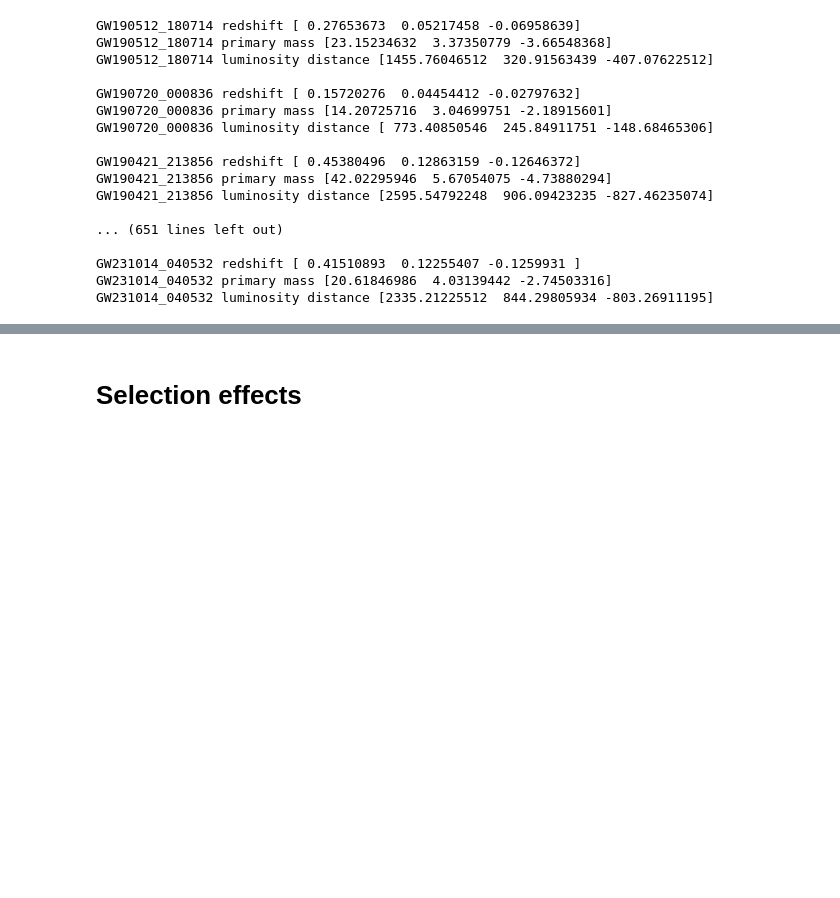
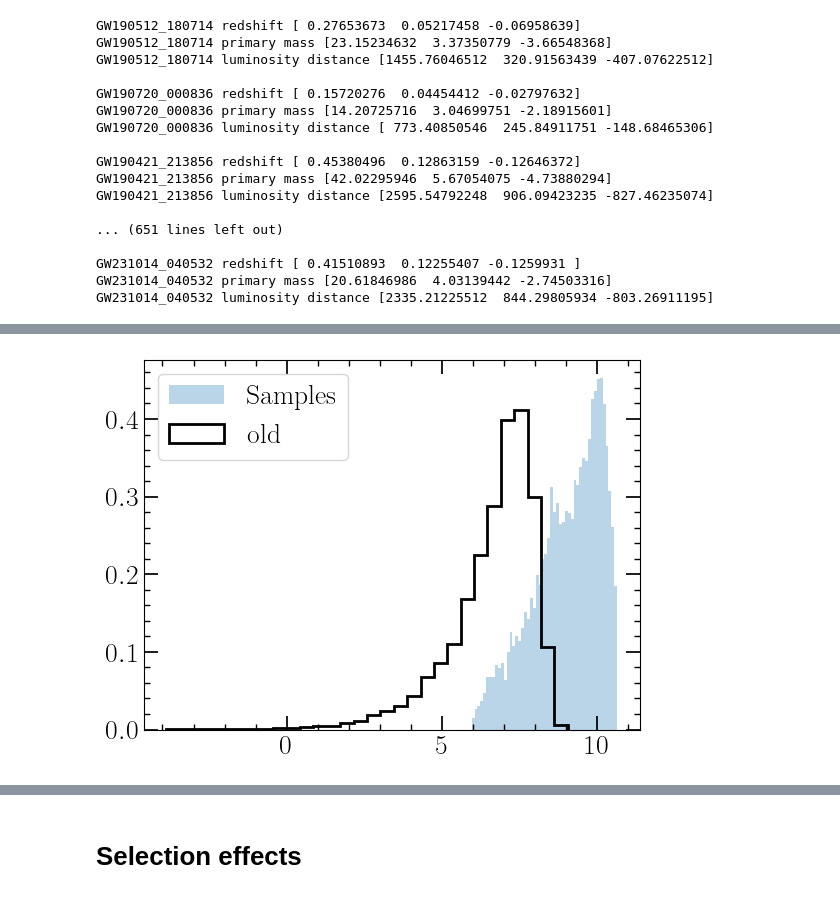
Before and after one commit to LucasPouw/darksirenpop, a Jupyter notebook: p26_posterior_analyzer.ipynb, the cells around one changed output, grey strips where cells are left out. Cells and saved outputs as stored; diff of their text form; code cells hidden in the pictures; blank space fills up the shorter version.

Commit message:
start working on using samples instead of skymaps

```diff
--- a/p26_posterior_analyzer.ipynb
+++ b/p26_posterior_analyzer.ipynb
@@ -565,15 +722,42 @@ plt.show()
 # %%
-# os.environ["OMP_NUM_THREADS"] = "1"
+cdf_vals, x_grid = np.load('./v90_cdf.npy')
+inv_cdf = interp1d(cdf_vals, x_grid)
 
-# # for gwkey in gw_keys:
-# #     os.system(f'ligo-skymap-stats {gw_path_dict[gwkey]} -p 0.9 0.999 --cosmology --output {"/home/lucas/Documents/PhD/" + gwkey + ".dat"}')
-# #     sys.exit(1)
+# Sampling function
+def sample_pdf(n):
+    u = np.random.rand(n)
+    return inv_cdf(u)
 
-# already_done_dict = np.load(f'/home/lucas/Documents/PhD/s_agn_incat_dict_MOCK.npy', allow_pickle=True).item()
-# for mockgw in glob.glob('/home/lucas/Documents/PhD/skymaps_all/*.fits.gz'):
-#     gw_id = mockgw[-13:-8]
-#     if gw_id in already_done_dict.keys():
-#         continue
-#     print(gw_id)
-#     os.system(f'ligo-skymap-stats {mockgw} -p 0.9 0.999 --cosmology --output {"/home/lucas/Documents/PhD/mockstats/gw_" + gw_id + ".dat"}')
-#     # sys.exit(1)
+# Draw samples
+Nsamps = int(1e4)
+samples = sample_pdf(Nsamps)
+
+
+def sample_sigmas(n_events=Nsamps, mean=50, std=50):
+    # Estimated by eye, seems to match observations quite well
+    return np.abs( np.random.normal(loc=mean, scale=std, size=n_events) )
+
+
+from scipy.optimize import root_scalar
+
+def sig_to_v90(sigmas):
+    '''Calculates length of CL% vector when x, y, z are normally distributed with the same sigma'''
+    radii = np.zeros(len(sigmas))
+    for i, sigma in enumerate(sigmas):
+        vector_length_cdf = lambda x: erf(x / (sigma * np.sqrt(2))) - np.sqrt(2) / (sigma * np.sqrt(np.pi)) * x * np.exp(-x**2 / (2 * sigma**2)) - 0.9
+        radii[i] = root_scalar(vector_length_cdf, bracket=[0, 100 * sigma], method='bisect').root
+    return 4 * np.pi * radii**3 / 3, radii
+
+sigs = sample_sigmas()
+v90s, _ = sig_to_v90(sigs)
+
+# Check
+plt.figure()
+# plt.hist(x, bins=Nbins, density=True, alpha=0.5, label="Original histogram")
+plt.hist(samples, bins=50, density=True, alpha=0.3, label="Samples")
+# plt.plot(x_grid, pdf_vals, label="Interpolated PDF")
+plt.hist(np.log10(v90s), density=True, histtype='step', linewidth=2, color='black', label='old', bins=30)
+plt.legend()
+plt.show()
+# %% [output]
+[figure, added]
```
Also changed, not shown: parts of 13 cells of this notebook, 5 other files.
